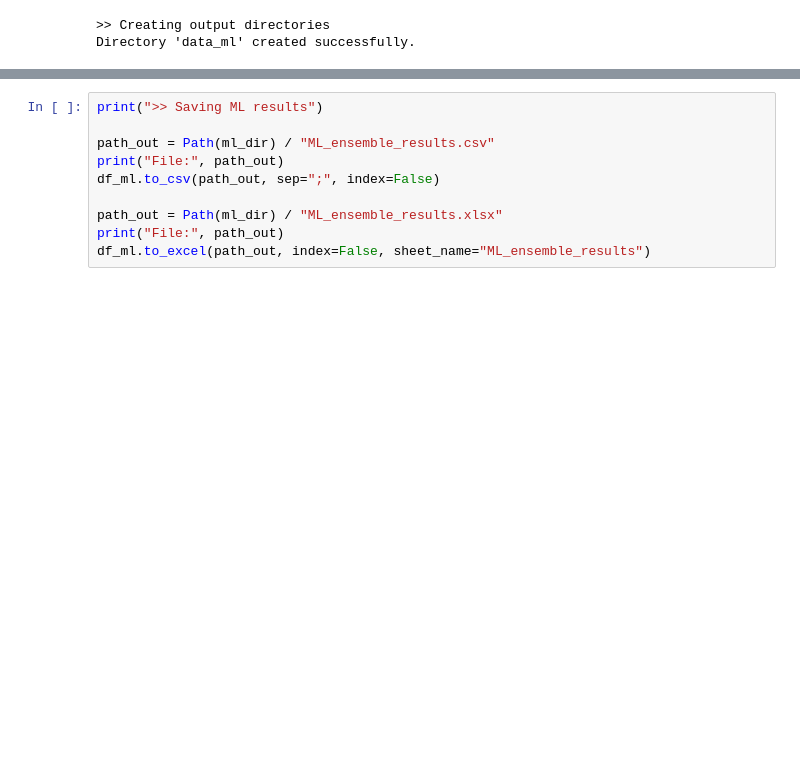
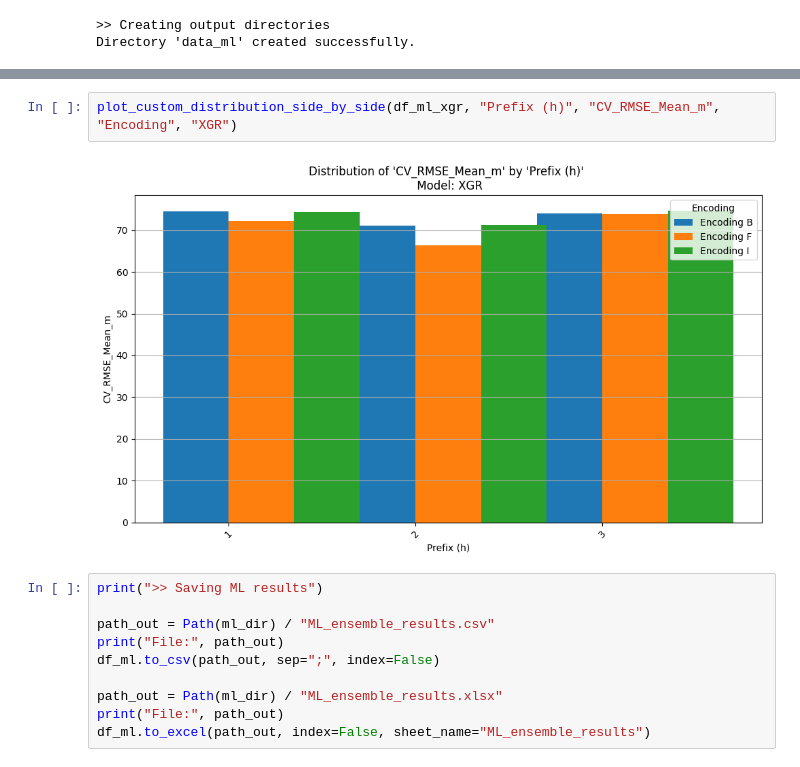
Before and after one commit to roberto-nai/PPM-ED, a Jupyter notebook: 04_log_prediction.ipynb, the cells around one changed output, grey strips where cells are left out. Saved outputs shown, nothing was run; the diff lists cells and outputs as text; blank space fills up the shorter version.

```diff
--- a/04_log_prediction.ipynb
+++ b/04_log_prediction.ipynb
@@ -573,3 +607,7 @@ plot_custom_distribution_side_by_side(df_ml, "Prefix (h)", "CV_RMSE_Mean_m", "En
+# %%
+plot_custom_distribution_side_by_side(df_ml_xgr, "Prefix (h)", "CV_RMSE_Mean_m", "Encoding", "XGR")
+# %% [output]
+[figure, added]
 # %%
 print(">> Saving ML results")
 
```
Also changed, not shown: parts of 11 cells of this notebook, 19 other files.
